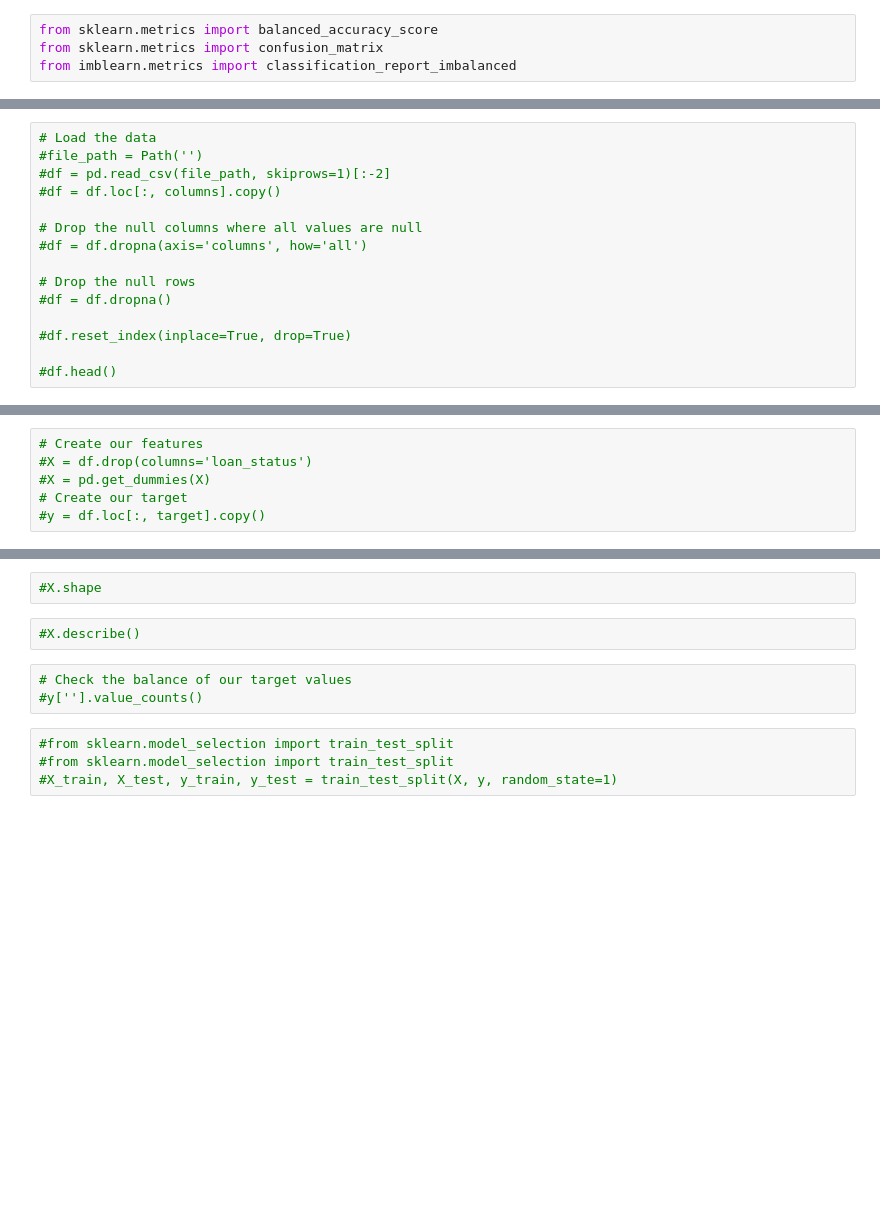
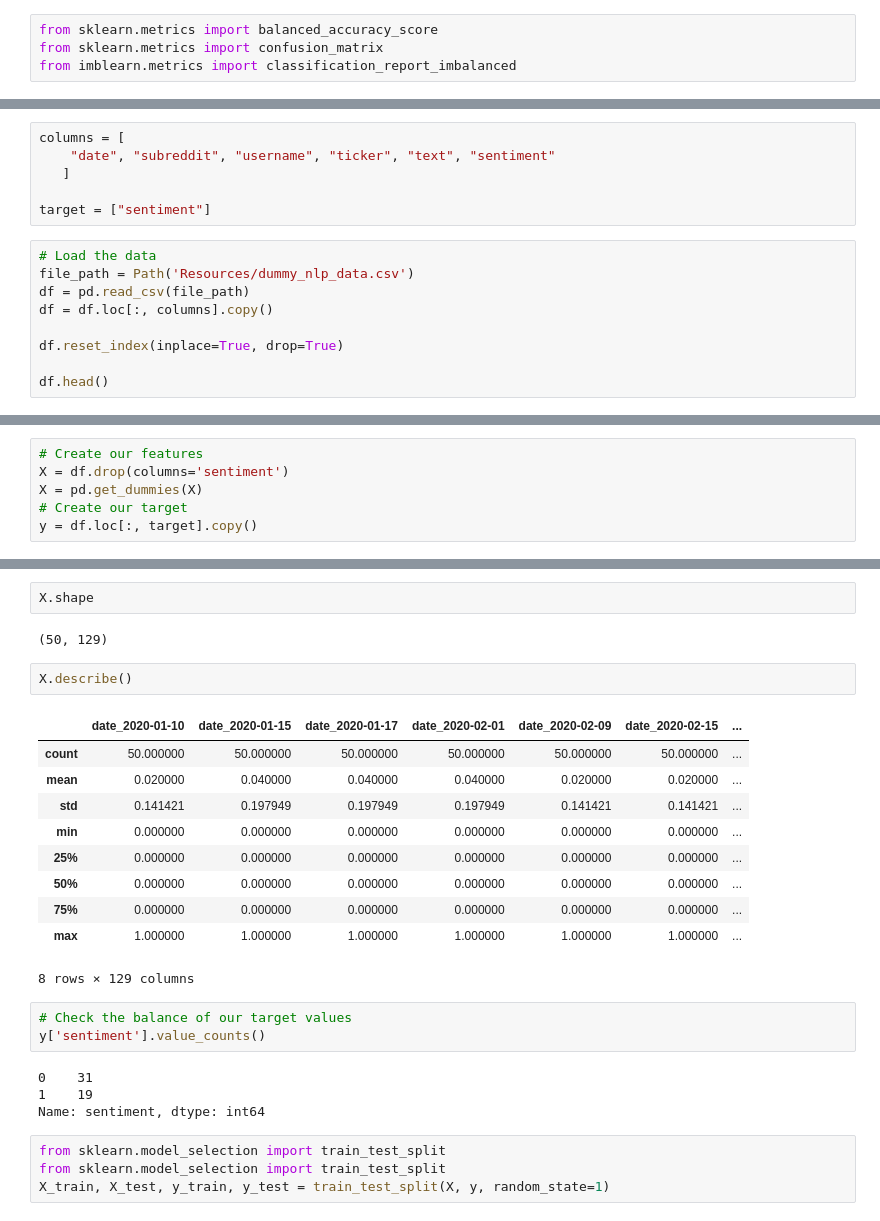
Before and after one commit to Dreski9000/Social_Media_Stock_Sentiment, a Jupyter notebook: social_stocks_ml1.ipynb, the cells around one changed output, grey strips where cells are left out. Cells and saved outputs as stored; diff of their text form; blank space fills up the shorter version.

```diff
--- a/social_stocks_ml1.ipynb
+++ b/social_stocks_ml1.ipynb
@@ -16,15 +13,15 @@ from imblearn.metrics import classification_report_imbalanced
+# %%
+columns = [
+    "date", "subreddit", "username", "ticker", "text", "sentiment"
+   ]
+
+target = ["sentiment"]
 # %%
 # Load the data
-#file_path = Path('')
-#df = pd.read_csv(file_path, skiprows=1)[:-2]
-#df = df.loc[:, columns].copy()
+file_path = Path('Resources/dummy_nlp_data.csv')
+df = pd.read_csv(file_path)
+df = df.loc[:, columns].copy()
 
-# Drop the null columns where all values are null
-#df = df.dropna(axis='columns', how='all')
+df.reset_index(inplace=True, drop=True)
 
-# Drop the null rows
-#df = df.dropna()
-
-#df.reset_index(inplace=True, drop=True)
-
-#df.head()
+df.head()
@@ -31,7 +35,7 @@ from imblearn.metrics import classification_report_imbalanced
 # %%
 # Create our features
-#X = df.drop(columns='loan_status')
-#X = pd.get_dummies(X)
+X = df.drop(columns='sentiment')
+X = pd.get_dummies(X)
 # Create our target
-#y = df.loc[:, target].copy()
+y = df.loc[:, target].copy()
 # %%
@@ -39,13 +55,30 @@ from imblearn.metrics import classification_report_imbalanced
 # %%
-#X.shape
+X.shape
+# %% [output]
+(50, 129)
 # %%
-#X.describe()
+X.describe()
+# %% [output]
+|  | date_2020-01-10 | date_2020-01-15 | date_2020-01-17 | date_2020-02-01 | date_2020-02-09 | date_2020-02-15 | ... |
+| count | 50.000000 | 50.000000 | 50.000000 | 50.000000 | 50.000000 | 50.000000 | ... |
+| mean | 0.020000 | 0.040000 | 0.040000 | 0.040000 | 0.020000 | 0.020000 | ... |
+| std | 0.141421 | 0.197949 | 0.197949 | 0.197949 | 0.141421 | 0.141421 | ... |
+| min | 0.000000 | 0.000000 | 0.000000 | 0.000000 | 0.000000 | 0.000000 | ... |
+| 25% | 0.000000 | 0.000000 | 0.000000 | 0.000000 | 0.000000 | 0.000000 | ... |
+| 50% | 0.000000 | 0.000000 | 0.000000 | 0.000000 | 0.000000 | 0.000000 | ... |
+| 75% | 0.000000 | 0.000000 | 0.000000 | 0.000000 | 0.000000 | 0.000000 | ... |
+| max | 1.000000 | 1.000000 | 1.000000 | 1.000000 | 1.000000 | 1.000000 | ... |
+8 rows × 129 columns
 # %%
 # Check the balance of our target values
-#y[''].value_counts()
+y['sentiment'].value_counts()
+# %% [output]
+0    31
+1    19
+Name: sentiment, dtype: int64
 # %%
-#from sklearn.model_selection import train_test_split
-#from sklearn.model_selection import train_test_split
-#X_train, X_test, y_train, y_test = train_test_split(X, y, random_state=1)
+from sklearn.model_selection import train_test_split
+from sklearn.model_selection import train_test_split
+X_train, X_test, y_train, y_test = train_test_split(X, y, random_state=1)
 # %%
 # Resample the training data with the RandomOversampler
```
Also changed, not shown: parts of 32 cells of this notebook.
